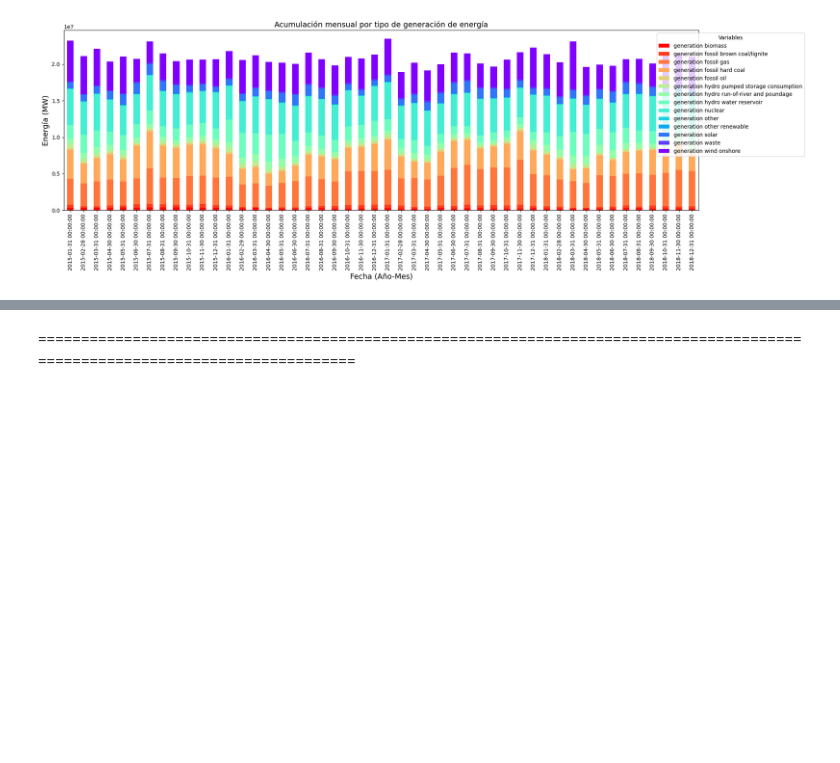
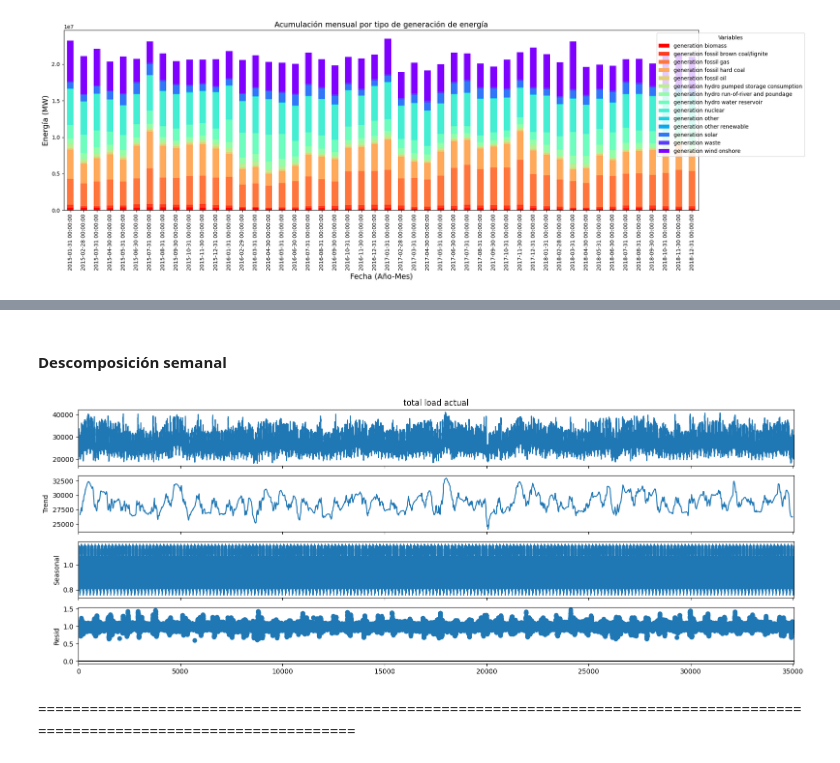
Before and after one commit to pablofem/TFM, a Jupyter notebook: EDA_TFM.ipynb, the cells around one changed output, grey strips where cells are left out. Saved outputs shown, nothing was run; the diff lists cells and outputs as text; code cells hidden in the pictures; blank space fills up the shorter version.

```diff
--- a/EDA_TFM.ipynb
+++ b/EDA_TFM.ipynb
@@ -92,3 +104,11 @@ plot_stacked_barchart(energy, generation_cols, frequency='M', figsize=(20, 7),
+# %% [markdown]
+####
+**Descomposición semanal**
+# %%
+input_data = energy["total load actual"].fillna(method="ffill")
+make_seasonal_decomposition(input_data, model='multiplicative', period=7*24)
+# %% [output]
+[figure, added]
 # %% [markdown]
 ==============================================================================================================================
 # %% [markdown]
```
Also changed, not shown: parts of 26 cells of this notebook, 1 other file.
